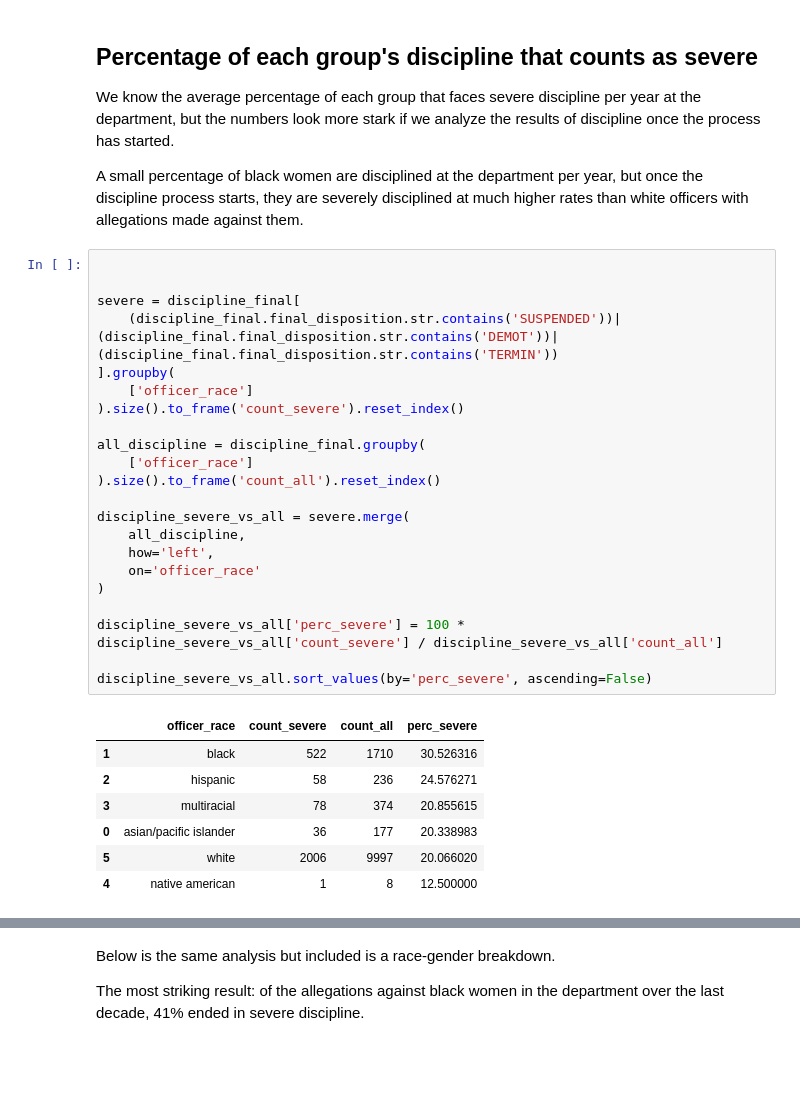
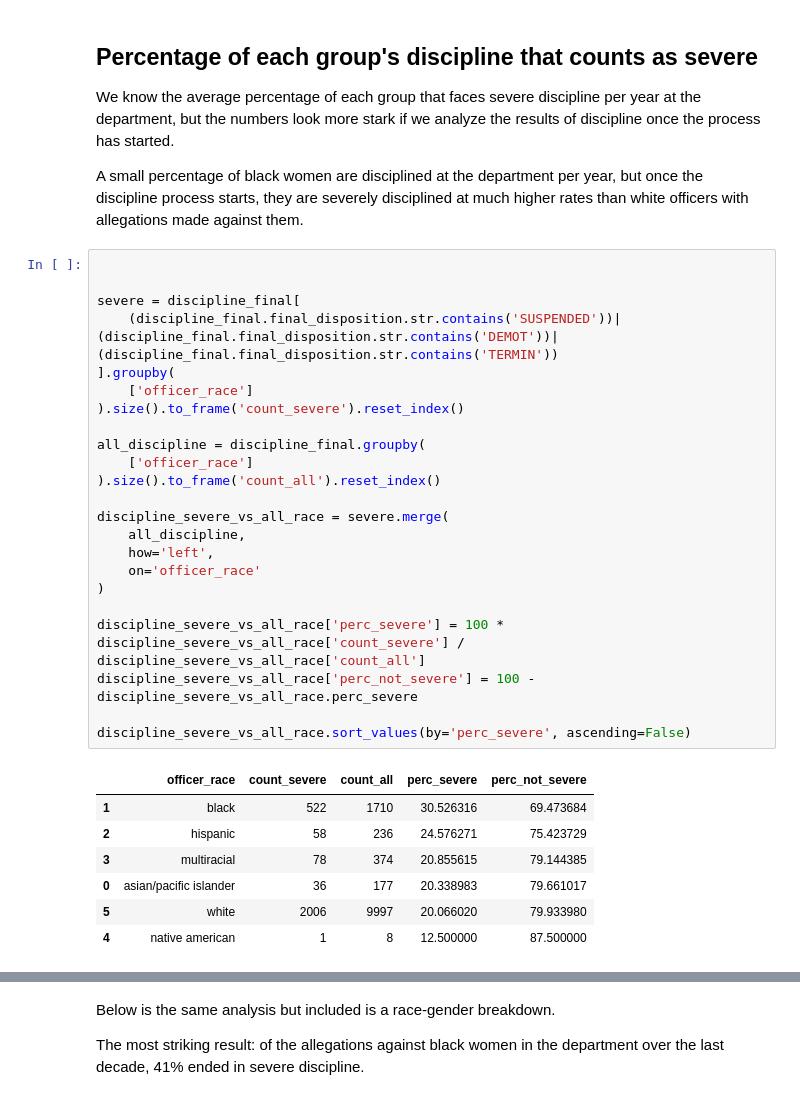
Before and after one commit to APM-Reports/nashville-discipline, a Jupyter notebook: analysis/Discipline-Data-Analysis.ipynb, the cells around one changed output, grey strips where cells are left out. Cells and saved outputs as stored; diff of their text form; blank space fills up the shorter version.

```diff
--- a/analysis/Discipline-Data-Analysis.ipynb
+++ b/analysis/Discipline-Data-Analysis.ipynb
@@ -957,30 +810,31 @@ A small percentage of black women are disciplined at the department per year, bu
 # %%
 
 
 severe = discipline_final[
     (discipline_final.final_disposition.str.contains('SUSPENDED'))|(discipline_final.final_disposition.str.contains('DEMOT'))|(discipline_final.final_disposition.str.contains('TERMIN'))
 ].groupby(
     ['officer_race']
 ).size().to_frame('count_severe').reset_index()
 
 all_discipline = discipline_final.groupby(
     ['officer_race']
 ).size().to_frame('count_all').reset_index()
 
-discipline_severe_vs_all = severe.merge(
+discipline_severe_vs_all_race = severe.merge(
     all_discipline,
     how='left',
     on='officer_race'
 )
 
-discipline_severe_vs_all['perc_severe'] = 100 * discipline_severe_vs_all['count_severe'] / discipline_severe_vs_all['count_all']
+discipline_severe_vs_all_race['perc_severe'] = 100 * discipline_severe_vs_all_race['count_severe'] / discipline_severe_vs_all_race['count_all']
+discipline_severe_vs_all_race['perc_not_severe'] = 100 - discipline_severe_vs_all_race.perc_severe
 
-discipline_severe_vs_all.sort_values(by='perc_severe', ascending=False)
+discipline_severe_vs_all_race.sort_values(by='perc_severe', ascending=False)
 # %% [output]
-|  | officer_race | count_severe | count_all | perc_severe |
-| 1 | black | 522 | 1710 | 30.526316 |
-| 2 | hispanic | 58 | 236 | 24.576271 |
-| 3 | multiracial | 78 | 374 | 20.855615 |
-| 0 | asian/pacific islander | 36 | 177 | 20.338983 |
-| 5 | white | 2006 | 9997 | 20.066020 |
-| 4 | native american | 1 | 8 | 12.500000 |
+|  | officer_race | count_severe | count_all | perc_severe | perc_not_severe |
+| 1 | black | 522 | 1710 | 30.526316 | 69.473684 |
+| 2 | hispanic | 58 | 236 | 24.576271 | 75.423729 |
+| 3 | multiracial | 78 | 374 | 20.855615 | 79.144385 |
+| 0 | asian/pacific islander | 36 | 177 | 20.338983 | 79.661017 |
+| 5 | white | 2006 | 9997 | 20.066020 | 79.933980 |
+| 4 | native american | 1 | 8 | 12.500000 | 87.500000 |
```
Also changed, not shown: parts of 32 cells of this notebook, 12 other files.
